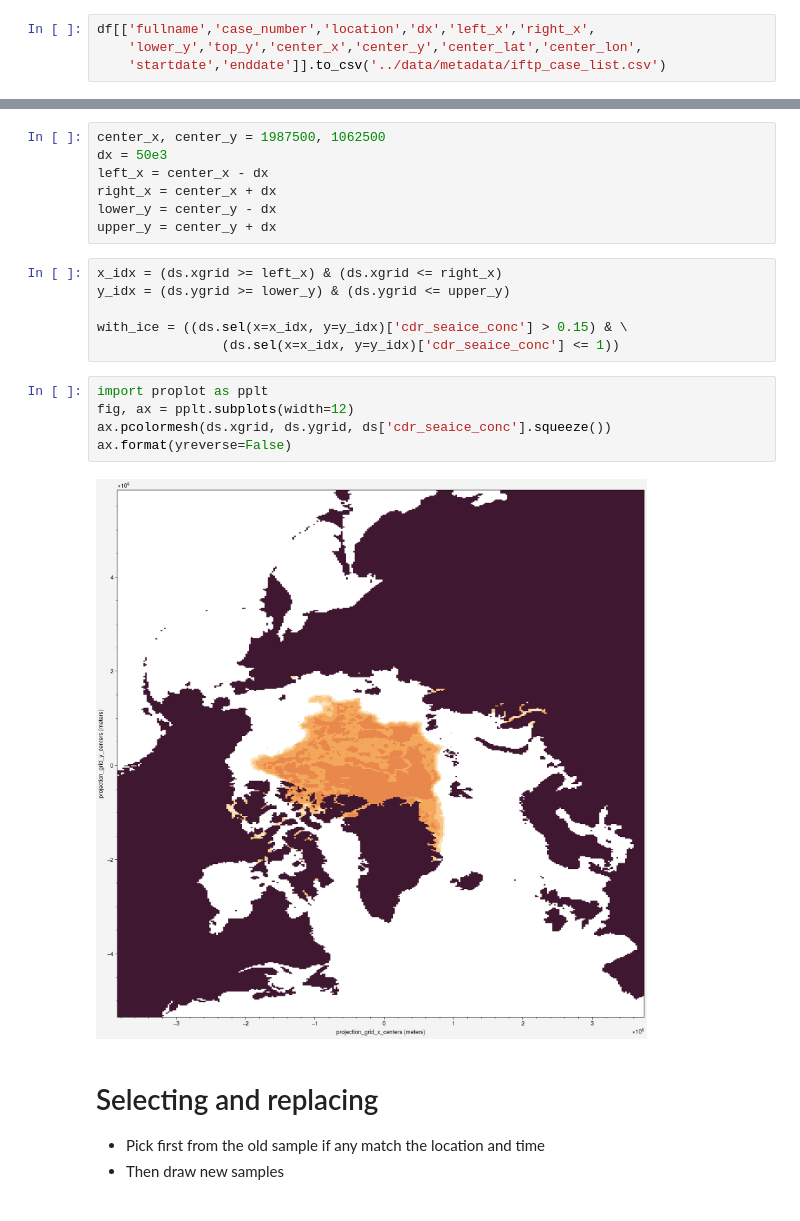
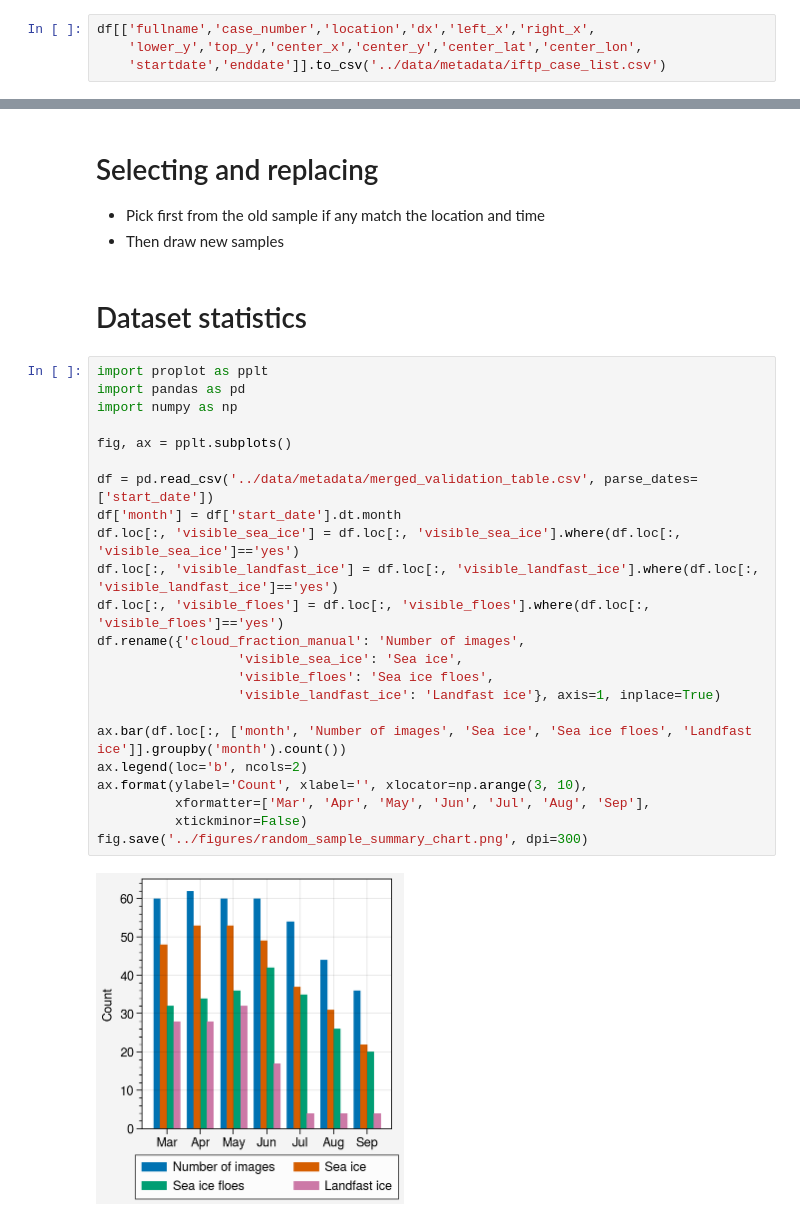
Before and after one commit to danielmwatkins/eval_seg, a Jupyter notebook: notebooks/sample_selection.ipynb, the cells around one changed output, grey strips where cells are left out. Cells and saved outputs as stored; diff of their text form.

```diff
--- a/notebooks/sample_selection.ipynb
+++ b/notebooks/sample_selection.ipynb
@@ -697,24 +658,31 @@ with xr.open_dataset(sic_dataloc + str(year) + '/' + f) as sic_data:
-# %%
-center_x, center_y = 1987500, 1062500
-dx = 50e3
-left_x = center_x - dx
-right_x = center_x + dx
-lower_y = center_y - dx
-upper_y = center_y + dx
-# %%
-x_idx = (ds.xgrid >= left_x) & (ds.xgrid <= right_x)
-y_idx = (ds.ygrid >= lower_y) & (ds.ygrid <= upper_y)
-
-with_ice = ((ds.sel(x=x_idx, y=y_idx)['cdr_seaice_conc'] > 0.15) & \
-                (ds.sel(x=x_idx, y=y_idx)['cdr_seaice_conc'] <= 1))
-# %%
-import proplot as pplt
-fig, ax = pplt.subplots(width=12)
-ax.pcolormesh(ds.xgrid, ds.ygrid, ds['cdr_seaice_conc'].squeeze())
-ax.format(yreverse=False)
-# %% [output]
-[figure, removed]
 # %% [markdown]
 # Selecting and replacing
 - Pick first from the old sample if any match the location and time
 - Then draw new samples
+# %% [markdown]
+# Dataset statistics
+# %%
+import proplot as pplt
+import pandas as pd
+import numpy as np
+
+fig, ax = pplt.subplots()
+
+df = pd.read_csv('../data/metadata/merged_validation_table.csv', parse_dates=['start_date'])
+df['month'] = df['start_date'].dt.month
+df.loc[:, 'visible_sea_ice'] = df.loc[:, 'visible_sea_ice'].where(df.loc[:, 'visible_sea_ice']=='yes')
+df.loc[:, 'visible_landfast_ice'] = df.loc[:, 'visible_landfast_ice'].where(df.loc[:, 'visible_landfast_ice']=='yes')
+df.loc[:, 'visible_floes'] = df.loc[:, 'visible_floes'].where(df.loc[:, 'visible_floes']=='yes')
+df.rename({'cloud_fraction_manual': 'Number of images',
+                  'visible_sea_ice': 'Sea ice',
+                  'visible_floes': 'Sea ice floes',
+                  'visible_landfast_ice': 'Landfast ice'}, axis=1, inplace=True)
+
+ax.bar(df.loc[:, ['month', 'Number of images', 'Sea ice', 'Sea ice floes', 'Landfast ice']].groupby('month').count())
+ax.legend(loc='b', ncols=2)
+ax.format(ylabel='Count', xlabel='', xlocator=np.arange(3, 10),
+          xformatter=['Mar', 'Apr', 'May', 'Jun', 'Jul', 'Aug', 'Sep'],
+          xtickminor=False)
+fig.save('../figures/random_sample_summary_chart.png', dpi=300)
+# %% [output]
+[figure, added]
```
Also changed, not shown: parts of 5 cells of this notebook, 9 other files.
